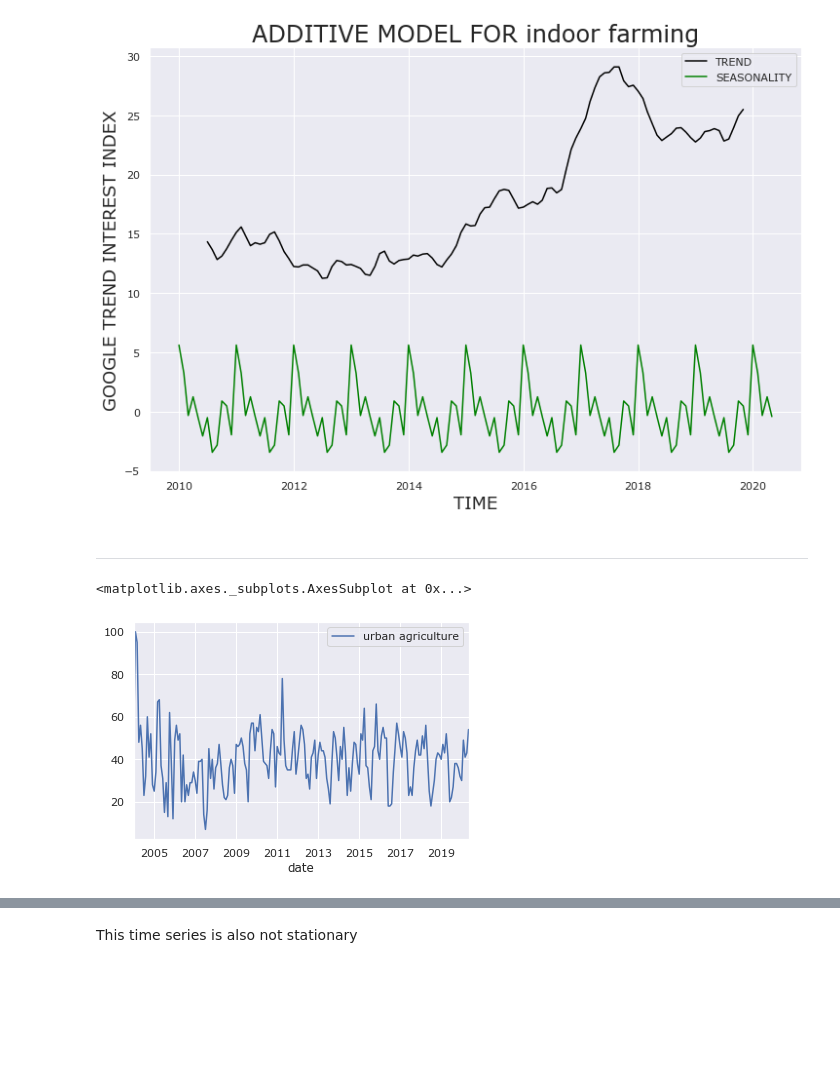
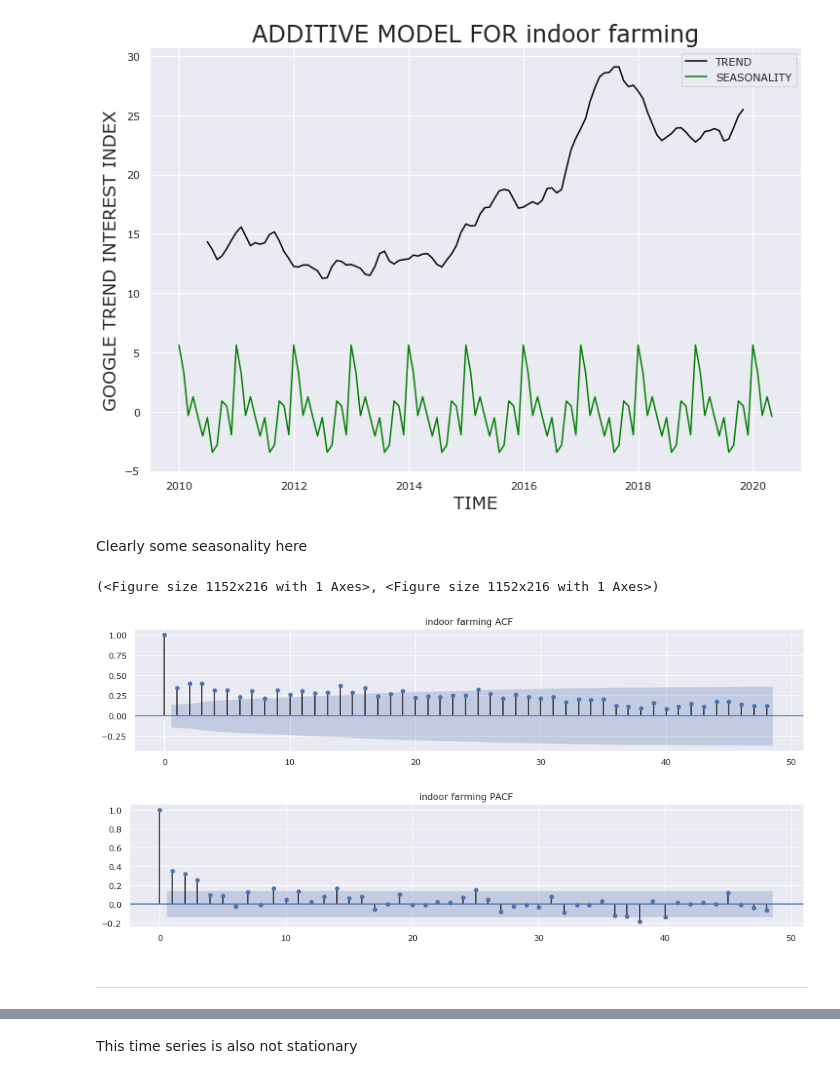
Before and after one commit to daveajstearns/mod5_project, a Jupyter notebook: sarima_models.ipynb, the cells around one changed output, grey strips where cells are left out. Drawn from its saved outputs; the diff is of its cells as text; code cells hidden in the pictures; blank space fills up the shorter version.

```diff
--- a/sarima_models.ipynb
+++ b/sarima_models.ipynb
@@ -63,14 +67,19 @@ szn_decomp(indoor_farming_int['2010':], 'indoor farming', model=['additive'],
            graphs=['trend', 'szn'])
 # %% [output]
 [figure]
+# %% [markdown]
+Clearly some seasonality here
+# %%
+auto_corrs(indoor_farming_int, 'indoor farming')
+# %% [output]
+(<Figure size 1152x216 with 1 Axes>, <Figure size 1152x216 with 1 Axes>)
+[figure, added]
+[figure, added]
 # %% [markdown]
 ----
 # %%
 urban_ag_int = get_int('urban agriculture', '2000-01-01 2020-05-16')
-urban_ag_int.plot()
+urban_ag_int.to_csv('urban_farming_interest')
-# %% [output]
-<matplotlib.axes._subplots.AxesSubplot at 0x...>
-[figure, removed]
 # %%
 nice_plot(urban_ag_int['2009':], 'urban agriculture')
 # %% [output]
```
Also changed, not shown: parts of 28 cells of this notebook, 1 other file.
